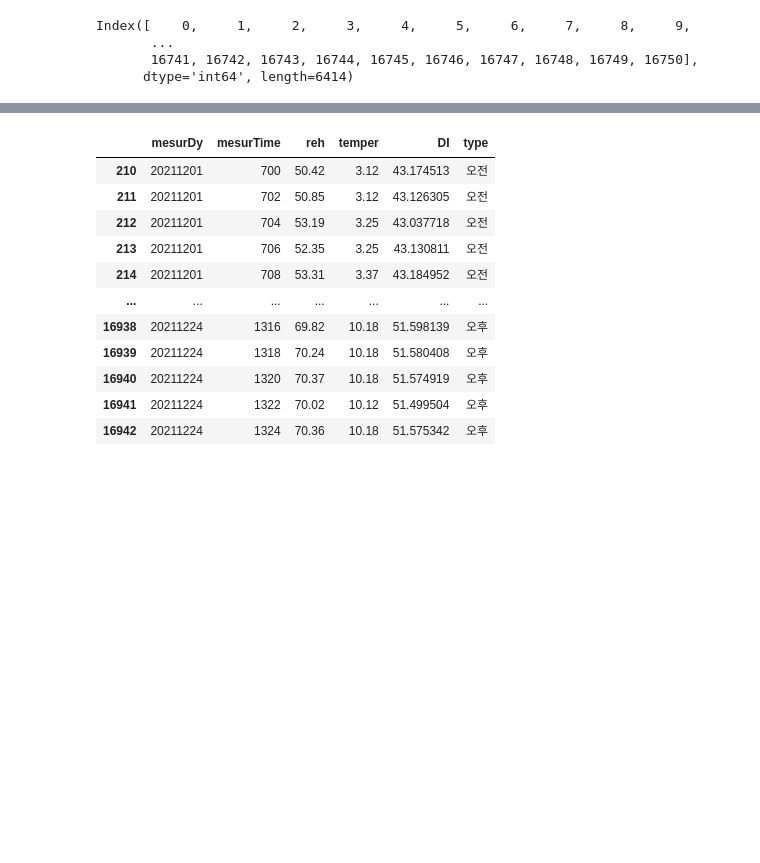
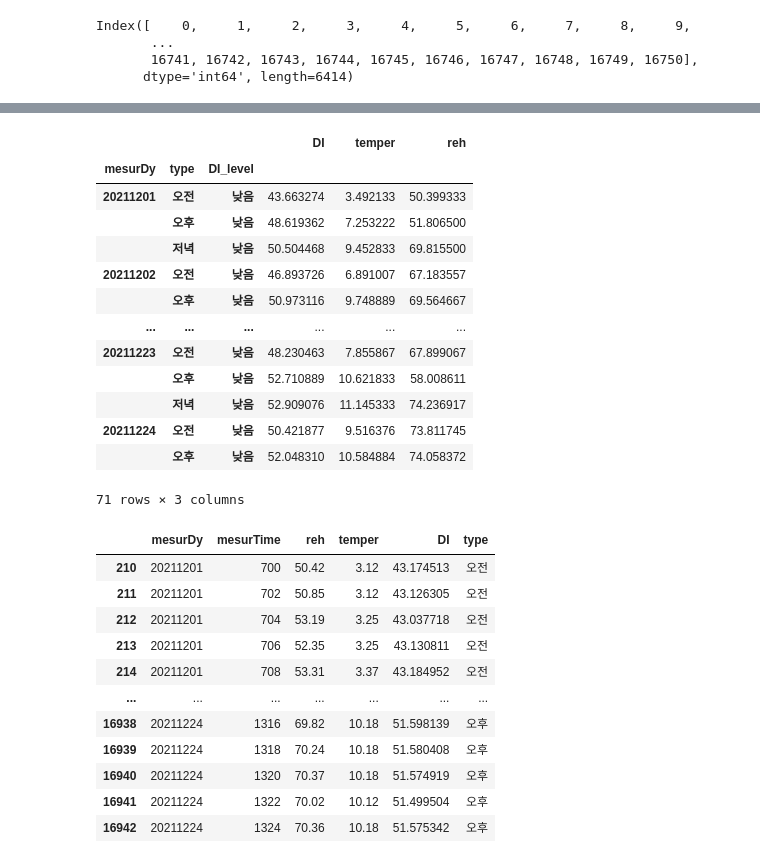
Before and after one commit to jadu9942/workspace_sts, a Jupyter notebook: python_study/파이썬_분석/마사회_2.ipynb, the cells around one changed output, grey strips where cells are left out. Drawn from its saved outputs; the diff is of its cells as text; code cells hidden in the pictures; blank space fills up the shorter version.

```diff
--- a/python_study/파이썬_분석/마사회_2.ipynb
+++ b/python_study/파이썬_분석/마사회_2.ipynb
@@ -359,3 +370,21 @@ new_df.drop(new_df[new_df['type'] == ''].index, inplace=True)
+# %%
+
+new_df.groupby(['mesurDy', 'type','DI_level'])[['DI','temper', 'reh']].mean()
+# %% [output]
+|  |  |  | DI | temper | reh |
+| mesurDy | type | DI_level |  |  |  |
+| 20211201 | 오전 | 낮음 | 43.663274 | 3.492133 | 50.399333 |
+|  | 오후 | 낮음 | 48.619362 | 7.253222 | 51.806500 |
+|  | 저녁 | 낮음 | 50.504468 | 9.452833 | 69.815500 |
+| 20211202 | 오전 | 낮음 | 46.893726 | 6.891007 | 67.183557 |
+|  | 오후 | 낮음 | 50.973116 | 9.748889 | 69.564667 |
+| ... | ... | ... | ... | ... | ... |
+| 20211223 | 오전 | 낮음 | 48.230463 | 7.855867 | 67.899067 |
+|  | 오후 | 낮음 | 52.710889 | 10.621833 | 58.008611 |
+|  | 저녁 | 낮음 | 52.909076 | 11.145333 | 74.236917 |
+| 20211224 | 오전 | 낮음 | 50.421877 | 9.516376 | 73.811745 |
+|  | 오후 | 낮음 | 52.048310 | 10.584884 | 74.058372 |
+71 rows × 3 columns
 # %%
 new_df
 # %% [output]
```
Also changed, not shown: parts of 12 cells of this notebook, 7 other files.
